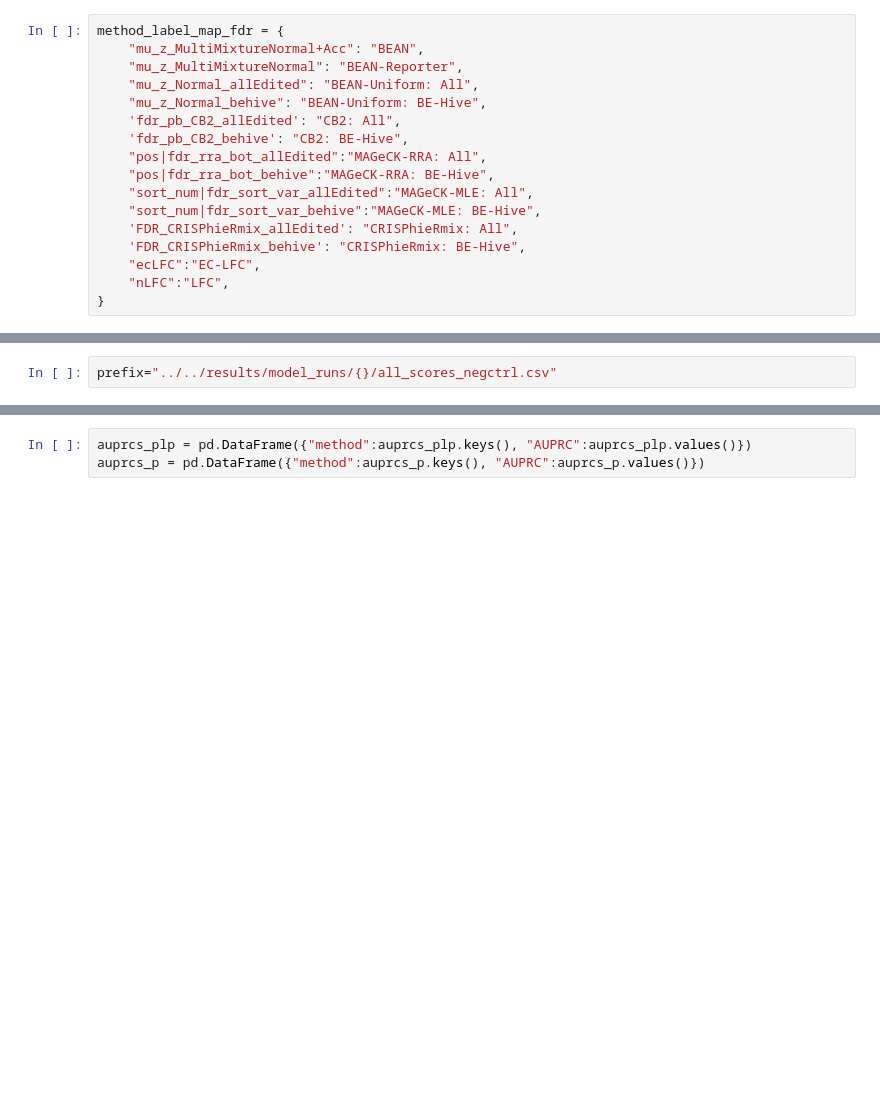
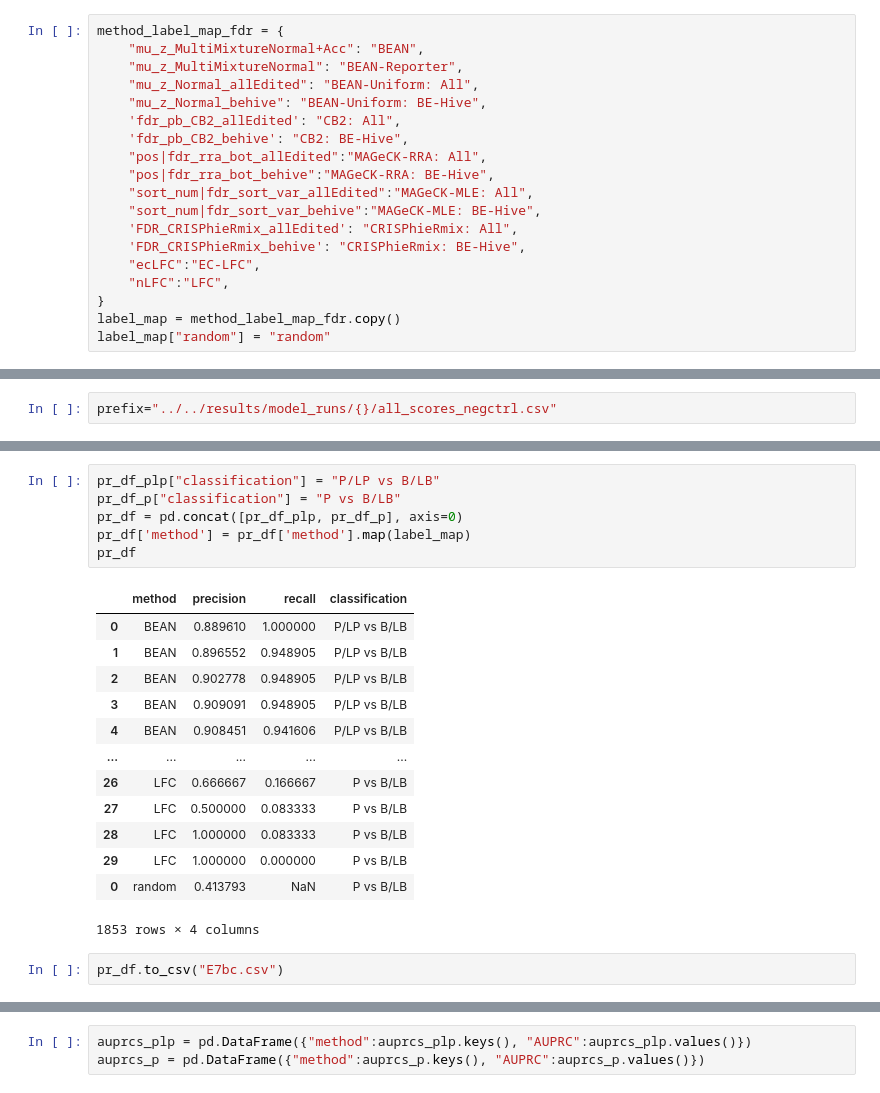
Before and after one commit to pinellolab/bean_manuscript, a Jupyter notebook: workflow/notebooks/Fig5d/d_evaluate_negctrl_spacer0.1_0.3.ipynb, the cells around one changed output, grey strips where cells are left out. Cells and saved outputs as stored; diff of their text form; blank space fills up the shorter version.

```diff
--- a/workflow/notebooks/Fig5d/d_evaluate_negctrl_spacer0.1_0.3.ipynb
+++ b/workflow/notebooks/Fig5d/d_evaluate_negctrl_spacer0.1_0.3.ipynb
@@ -201,6 +203,8 @@ method_label_map_fdr = {
     "ecLFC":"EC-LFC",
     "nLFC":"LFC",
 }
+label_map = method_label_map_fdr.copy()
+label_map["random"] = "random"
 # %%
 method_label_map_fdr_main = {
     "mu_z_MultiMixtureNormal+Acc": "BEAN",
@@ -239,2 +244,24 @@ fig.savefig('f_PRC_full.pdf',  bbox_inches='tight')
+# %%
+pr_df_plp["classification"] = "P/LP vs B/LB"
+pr_df_p["classification"] = "P vs B/LB"
+pr_df = pd.concat([pr_df_plp, pr_df_p], axis=0)
+pr_df['method'] = pr_df['method'].map(label_map)
+pr_df
+# %% [output]
+|  | method | precision | recall | classification |
+| 0 | BEAN | 0.889610 | 1.000000 | P/LP vs B/LB |
+| 1 | BEAN | 0.896552 | 0.948905 | P/LP vs B/LB |
+| 2 | BEAN | 0.902778 | 0.948905 | P/LP vs B/LB |
+| 3 | BEAN | 0.909091 | 0.948905 | P/LP vs B/LB |
+| 4 | BEAN | 0.908451 | 0.941606 | P/LP vs B/LB |
+| ... | ... | ... | ... | ... |
+| 26 | LFC | 0.666667 | 0.166667 | P vs B/LB |
+| 27 | LFC | 0.500000 | 0.083333 | P vs B/LB |
+| 28 | LFC | 1.000000 | 0.083333 | P vs B/LB |
+| 29 | LFC | 1.000000 | 0.000000 | P vs B/LB |
+| 0 | random | 0.413793 | NaN | P vs B/LB |
+1853 rows × 4 columns
+# %%
+pr_df.to_csv("E7bc.csv")
 # %%
 fig, ax = plt.subplots(figsize=(4,3))
```
Also changed, not shown: parts of 9 cells of this notebook, 17 other files.
